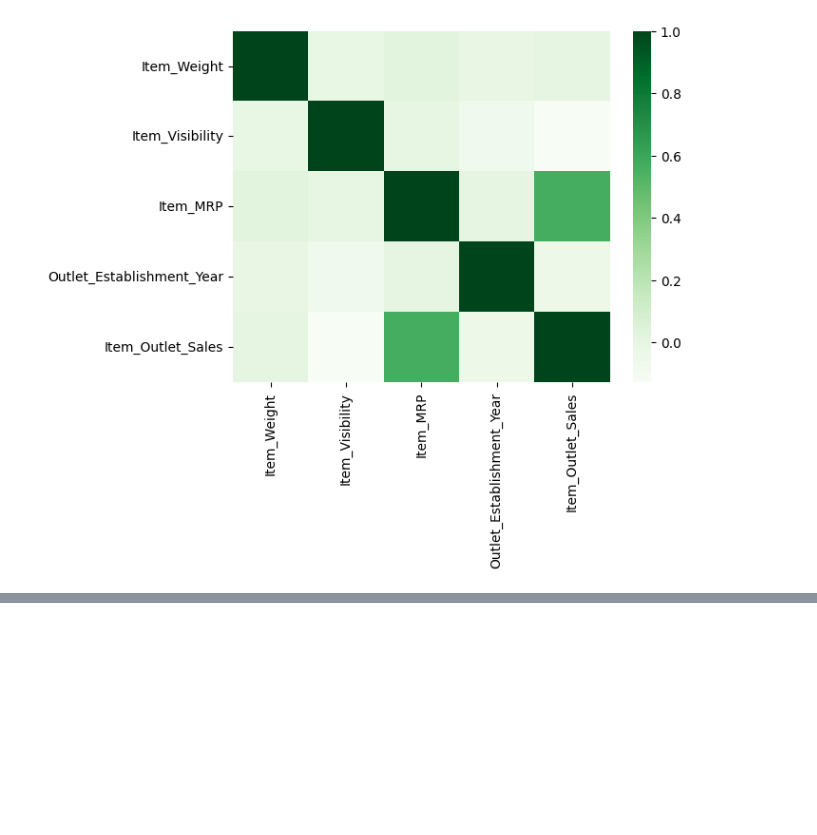
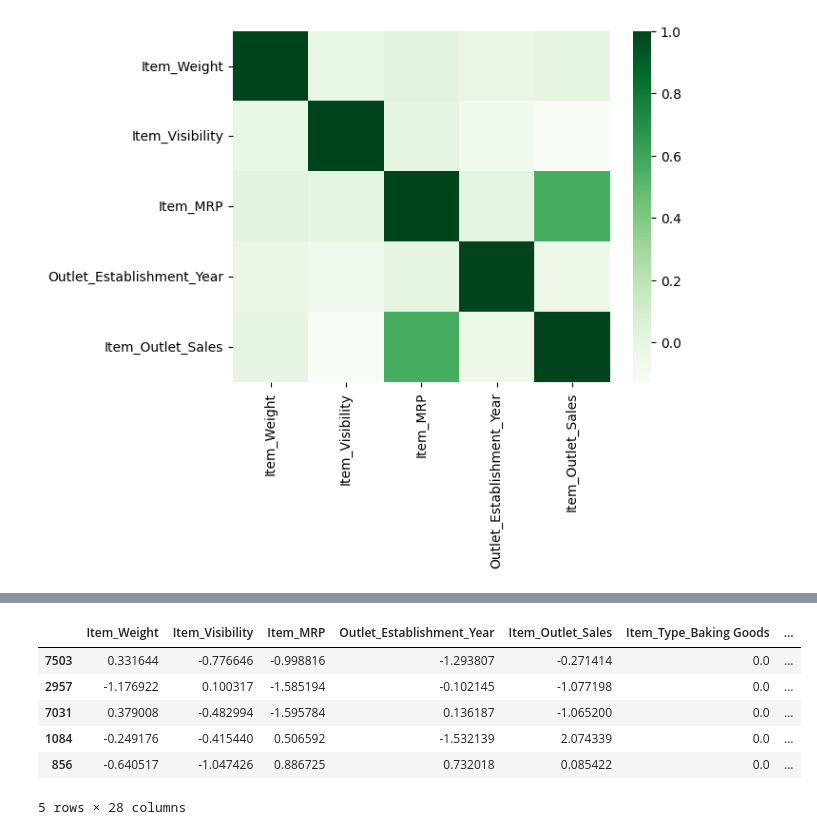
Before and after one commit to dalalyassin/Prediction-of-Product-Sales, a Jupyter notebook: Data_Cleaning.ipynb, the cells around one changed output, grey strips where cells are left out. Saved outputs shown, nothing was run; the diff lists cells and outputs as text; code cells hidden in the pictures; blank space fills up the shorter version.

```diff
--- a/Data_Cleaning.ipynb
+++ b/Data_Cleaning.ipynb
@@ -235,0 +474,10 @@ sns.heatmap(corr, cmap='Greens')
+# %%
+X_test_processed.head()
+# %% [output]
+|  | Item_Weight | Item_Visibility | Item_MRP | Outlet_Establishment_Year | Item_Outlet_Sales | Item_Type_Baking Goods | ... |
+| 7503 | 0.331644 | -0.776646 | -0.998816 | -1.293807 | -0.271414 | 0.0 | ... |
+| 2957 | -1.176922 | 0.100317 | -1.585194 | -0.102145 | -1.077198 | 0.0 | ... |
+| 7031 | 0.379008 | -0.482994 | -1.595784 | 0.136187 | -1.065200 | 0.0 | ... |
+| 1084 | -0.249176 | -0.415440 | 0.506592 | -1.532139 | 2.074339 | 0.0 | ... |
+| 856 | -0.640517 | -1.047426 | 0.886725 | 0.732018 | 0.085422 | 0.0 | ... |
+5 rows × 28 columns
```
Also changed, not shown: parts of 30 cells of this notebook.
